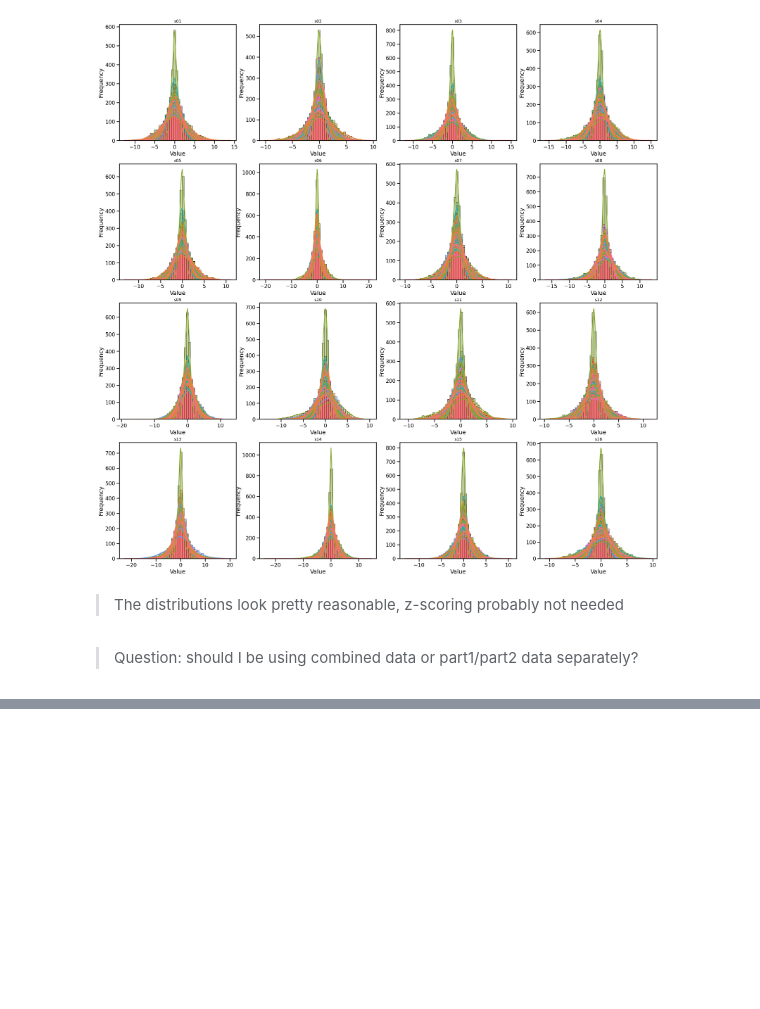
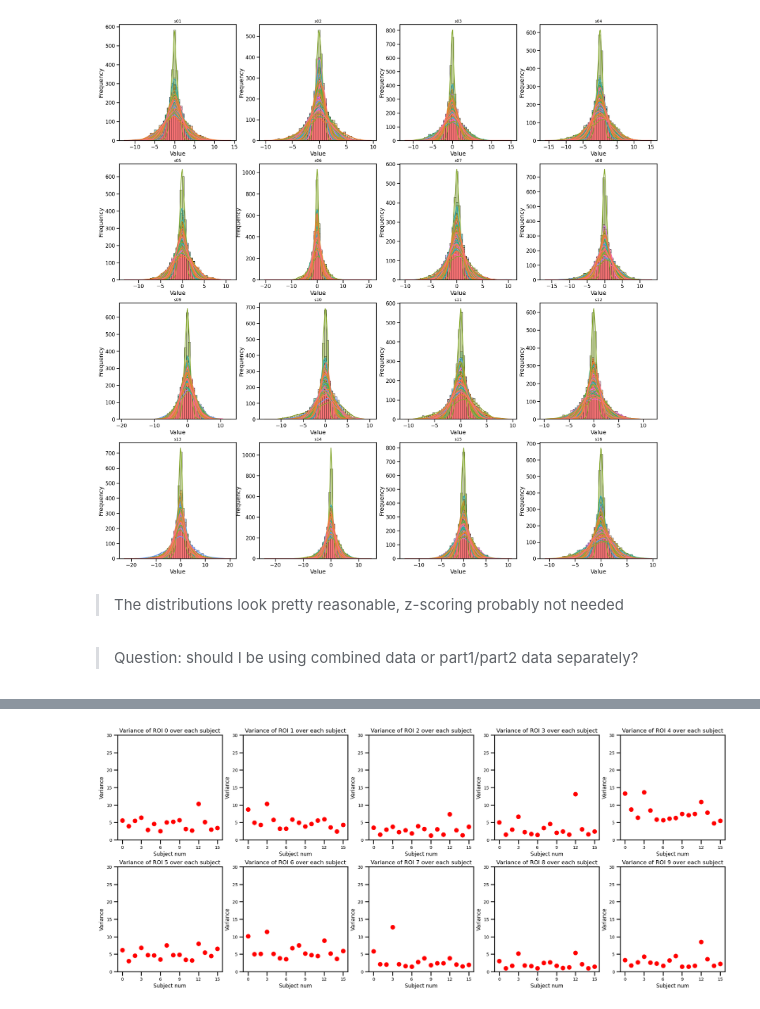
Before and after one commit to jyhong05/CFL_Research, a Jupyter notebook: neuro_pc_fges/data_exploration.ipynb, the cells around one changed output, grey strips where cells are left out. Drawn from its saved outputs; the diff is of its cells as text; code cells hidden in the pictures; blank space fills up the shorter version.

Commit message:
added variances for ROIs

```diff
--- a/neuro_pc_fges/data_exploration.ipynb
+++ b/neuro_pc_fges/data_exploration.ipynb
@@ -106,0 +127,30 @@ for i, (key, data) in enumerate(combined_data.items()):
+# %%
+# Histogram of variance of each ROI over each subject
+sub_variances = []
+for sub_data in combined_data.values():
+    sub_variances.append(np.var(sub_data, axis=0))
+roi_variances = np.transpose(np.array(sub_variances))
+# %%
+def plot_roi_var(roi_num, ax=None, figsize=(5,5)):
+    if ax == None:
+        fig, ax = plt.subplots(1, 1, figsize=figsize)
+    _ = ax.scatter([i for i in range(16)], roi_variances[roi_num], c='red')
+
+    _ = ax.set_xticks(range(0,16,3))
+    ax.xaxis.set_tick_params(labelsize=10)
+    ax.set_ylim(0, 30)
+    ax.yaxis.set_tick_params(labelsize=10)
+
+    _ = ax.set_xlabel("Subject num", fontsize=12)
+    _ = ax.set_ylabel("Variance", fontsize=12)
+    _ = ax.set_title(f"Variance of ROI {roi_num} over each subject", fontsize=13)
+    ax.grid(False)
+    ax.set_box_aspect(1)
+# %%
+fig, axs = plt.subplots(2, 5, figsize=(25, 10))
+axs = axs.flatten()
+for i in range(10):
+    ax = axs.flatten()[i]
+    plot_roi_var(i, ax=ax)
+# %% [output]
+[figure, added]
```
Also changed, not shown: parts of 8 cells of this notebook.
